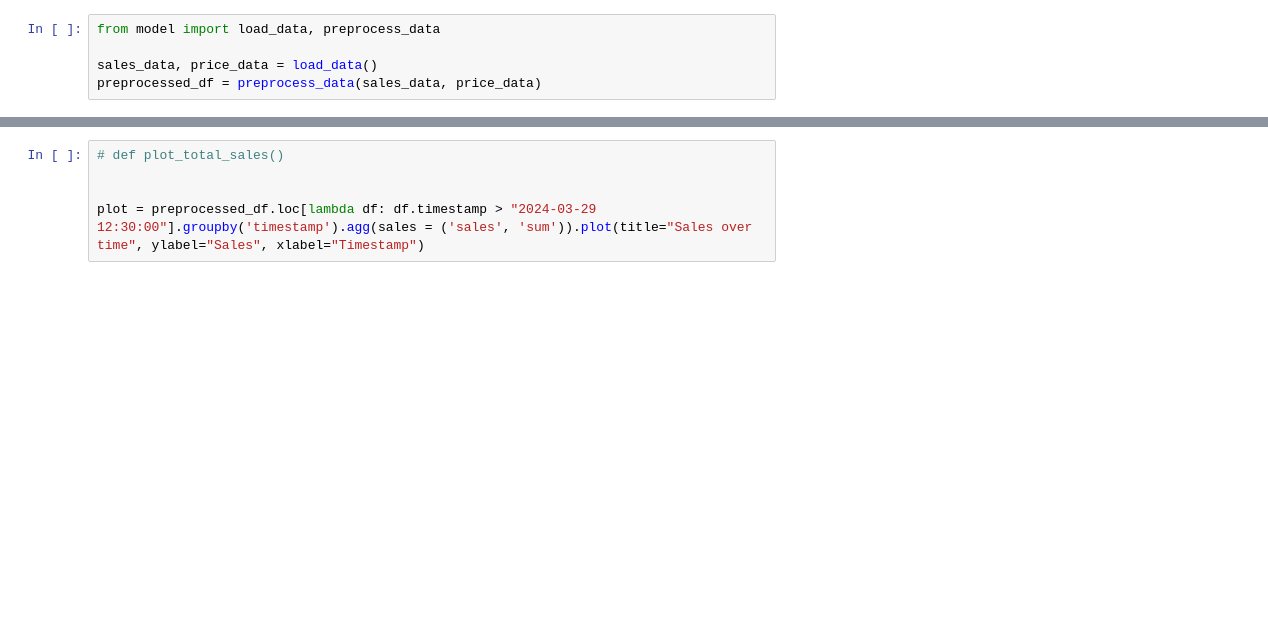
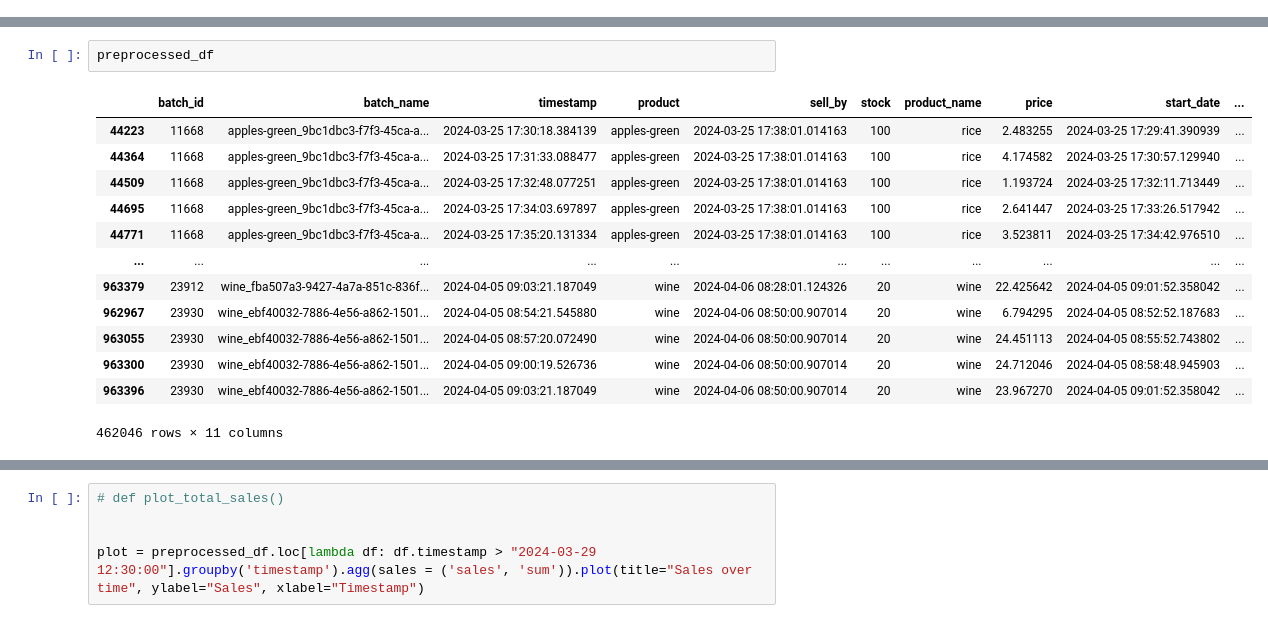
Before and after one commit to attiamani98/praice, a Jupyter notebook: fastapi/model_testing.ipynb, the cells around one changed output, grey strips where cells are left out. Saved outputs shown, nothing was run; the diff lists cells and outputs as text; blank space fills up the shorter version.

```diff
--- a/fastapi/model_testing.ipynb
+++ b/fastapi/model_testing.ipynb
@@ -45,5 +222,0 @@ plot_total_sales(preprocessed_df)
-# %%
-from model import load_data, preprocess_data
-
-sales_data, price_data = load_data()
-preprocessed_df = preprocess_data(sales_data, price_data)
@@ -53,0 +223,16 @@ Timestamp('2024-03-29 10:00:00')
+# %%
+preprocessed_df
+# %% [output]
+|  | batch_id | batch_name | timestamp | product | sell_by | stock | product_name | price | start_date | ... |
+| 44223 | 11668 | apples-green_9bc1dbc3-f7f3-45ca-a... | 2024-03-25 17:30:18.384139 | apples-green | 2024-03-25 17:38:01.014163 | 100 | rice | 2.483255 | 2024-03-25 17:29:41.390939 | ... |
+| 44364 | 11668 | apples-green_9bc1dbc3-f7f3-45ca-a... | 2024-03-25 17:31:33.088477 | apples-green | 2024-03-25 17:38:01.014163 | 100 | rice | 4.174582 | 2024-03-25 17:30:57.129940 | ... |
+| 44509 | 11668 | apples-green_9bc1dbc3-f7f3-45ca-a... | 2024-03-25 17:32:48.077251 | apples-green | 2024-03-25 17:38:01.014163 | 100 | rice | 1.193724 | 2024-03-25 17:32:11.713449 | ... |
+| 44695 | 11668 | apples-green_9bc1dbc3-f7f3-45ca-a... | 2024-03-25 17:34:03.697897 | apples-green | 2024-03-25 17:38:01.014163 | 100 | rice | 2.641447 | 2024-03-25 17:33:26.517942 | ... |
+| 44771 | 11668 | apples-green_9bc1dbc3-f7f3-45ca-a... | 2024-03-25 17:35:20.131334 | apples-green | 2024-03-25 17:38:01.014163 | 100 | rice | 3.523811 | 2024-03-25 17:34:42.976510 | ... |
+| ... | ... | ... | ... | ... | ... | ... | ... | ... | ... | ... |
+| 963379 | 23912 | wine_fba507a3-9427-4a7a-851c-836f... | 2024-04-05 09:03:21.187049 | wine | 2024-04-06 08:28:01.124326 | 20 | wine | 22.425642 | 2024-04-05 09:01:52.358042 | ... |
+| 962967 | 23930 | wine_ebf40032-7886-4e56-a862-1501... | 2024-04-05 08:54:21.545880 | wine | 2024-04-06 08:50:00.907014 | 20 | wine | 6.794295 | 2024-04-05 08:52:52.187683 | ... |
+| 963055 | 23930 | wine_ebf40032-7886-4e56-a862-1501... | 2024-04-05 08:57:20.072490 | wine | 2024-04-06 08:50:00.907014 | 20 | wine | 24.451113 | 2024-04-05 08:55:52.743802 | ... |
+| 963300 | 23930 | wine_ebf40032-7886-4e56-a862-1501... | 2024-04-05 09:00:19.526736 | wine | 2024-04-06 08:50:00.907014 | 20 | wine | 24.712046 | 2024-04-05 08:58:48.945903 | ... |
+| 963396 | 23930 | wine_ebf40032-7886-4e56-a862-1501... | 2024-04-05 09:03:21.187049 | wine | 2024-04-06 08:50:00.907014 | 20 | wine | 23.967270 | 2024-04-05 09:01:52.358042 | ... |
+462046 rows × 11 columns
```
Also changed, not shown: parts of 24 cells of this notebook, 4 other files.
